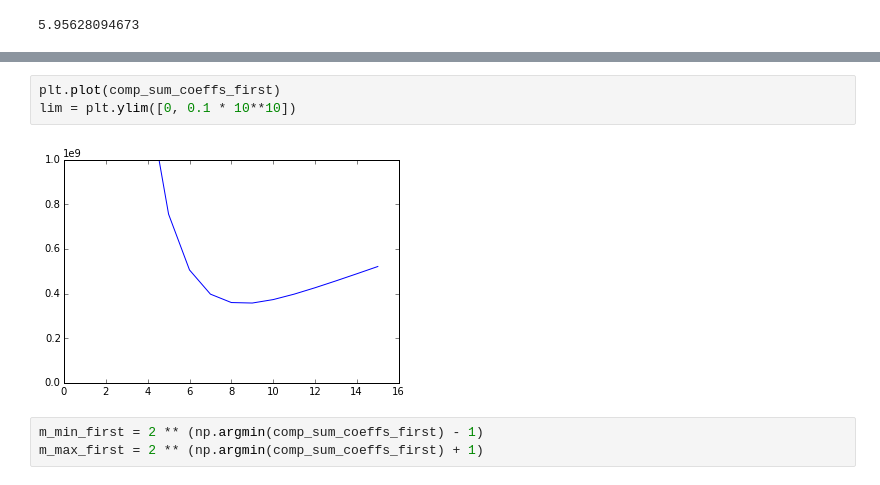
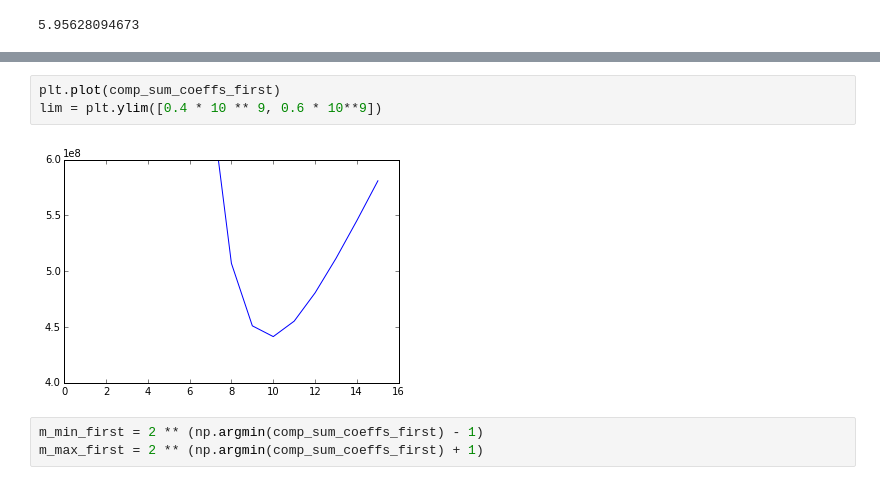
Before and after one commit to 0range/searchSem2, a Jupyter notebook: Seminar2 - Arzumanyan.ipynb, the cells around one changed output, grey strips where cells are left out. Cells and saved outputs as stored; diff of their text form.

```diff
--- a/Seminar2 - Arzumanyan.ipynb
+++ b/Seminar2 - Arzumanyan.ipynb
@@ -163,8 +175,8 @@ print time() - thetime
 # %%
 plt.plot(comp_sum_coeffs_first)
-lim = plt.ylim([0, 0.1 * 10**10])
+lim = plt.ylim([0.4 * 10 ** 9, 0.6 * 10**9])
 # %% [output]
-[figure, old version]
+[figure, new version]
 # %%
 m_min_first = 2 ** (np.argmin(comp_sum_coeffs_first) - 1)
 m_max_first = 2 ** (np.argmin(comp_sum_coeffs_first) + 1)
```
Also changed, not shown: parts of 12 cells of this notebook, 2 other files.
